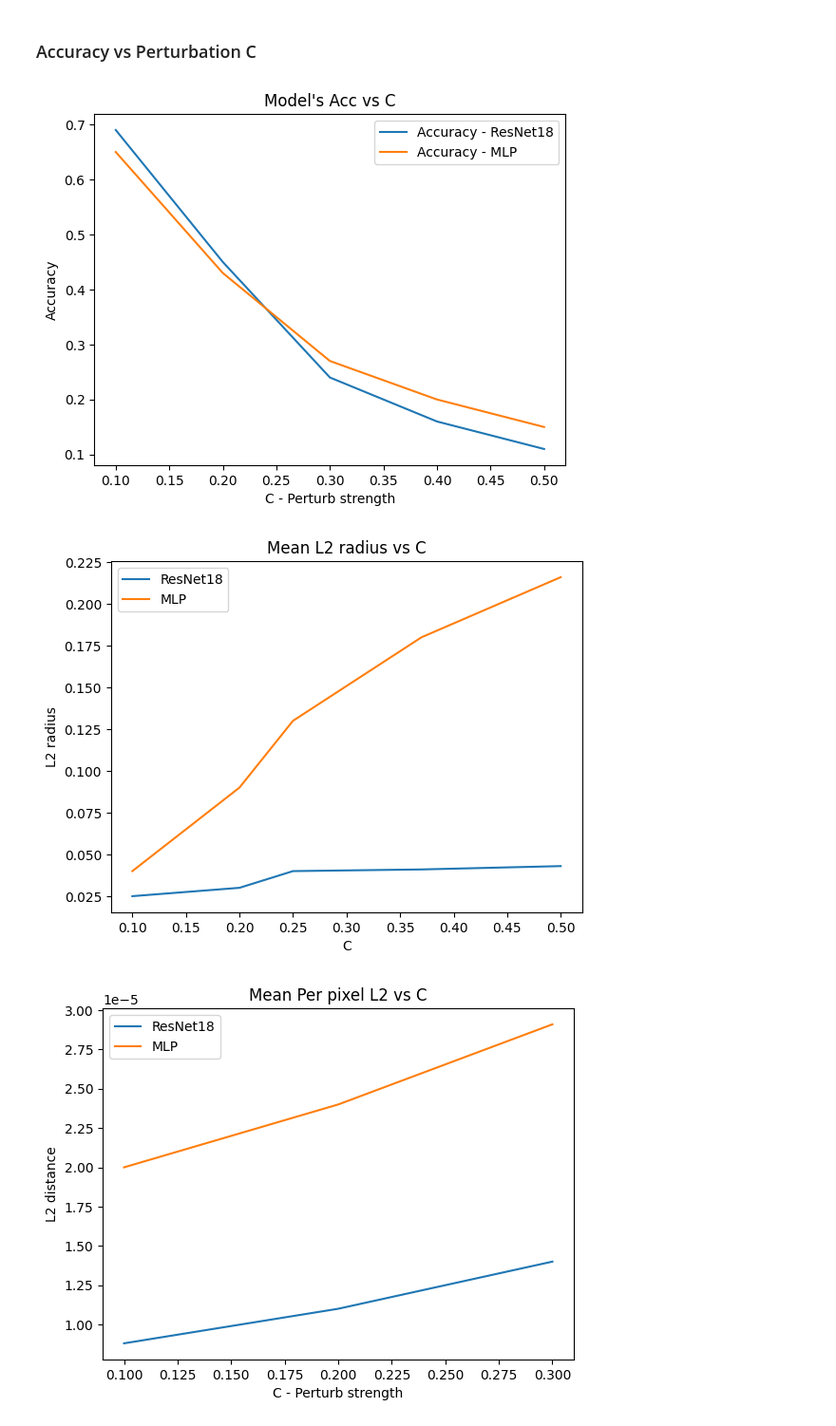
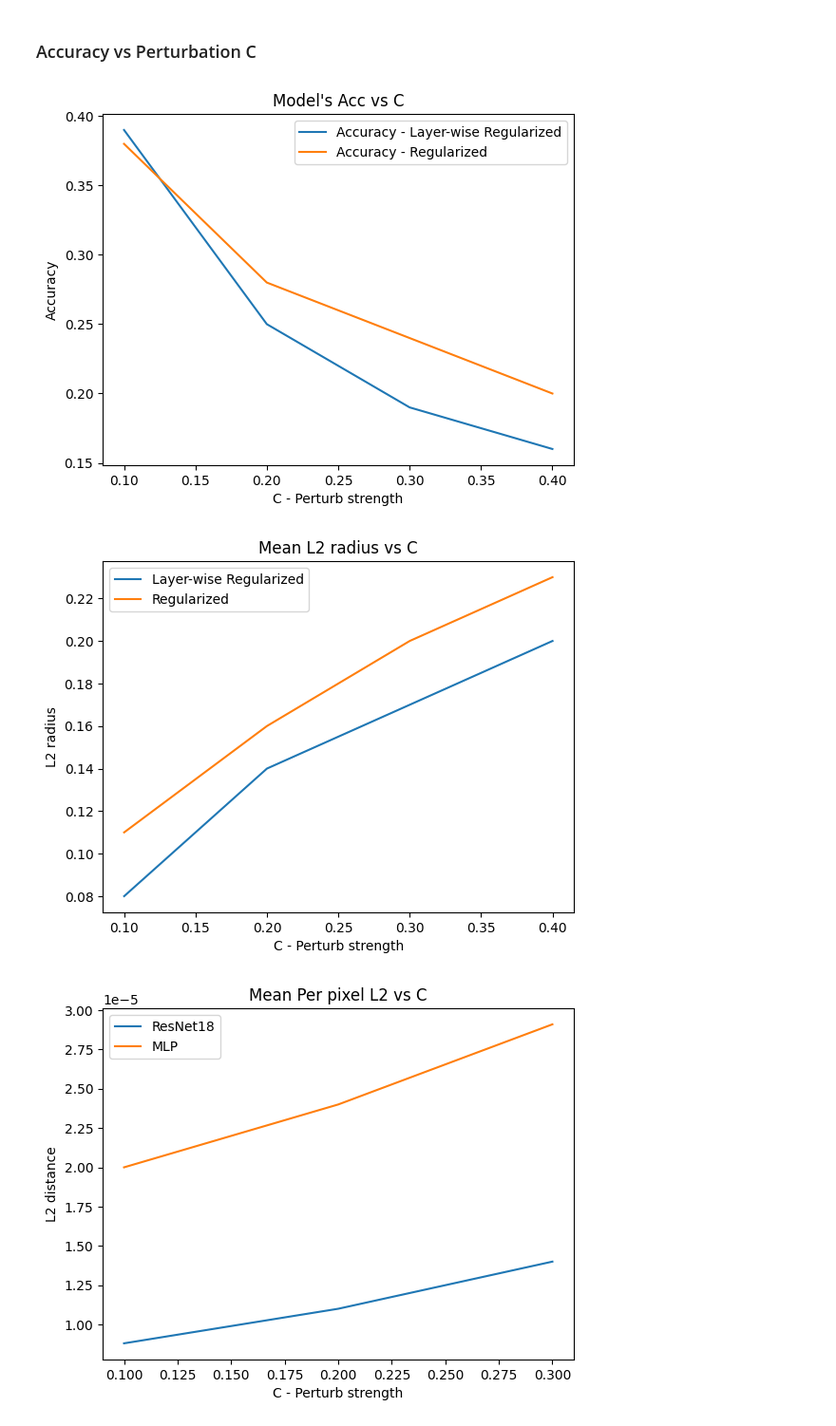
Before and after one commit to zainsarwar865/SparseDNNs, a Jupyter notebook: scripts/analysis.ipynb, the cells around one changed output. Shown at 95% size. Drawn from its saved outputs; the diff is of its cells as text; code cells hidden in the pictures.

```diff
--- a/scripts/analysis.ipynb
+++ b/scripts/analysis.ipynb
@@ -817,12 +817,12 @@ lineplot_l2radius_perturbation(c,base_l2, integrated_l2, title, xlabel, ylabel,
 # MLP vs ResNet
 # %%
 detector = 'Regular'
-c_base=0.5
+c_base=0.4
 d_base=0.0
 c_integrated=0.2
 d_integrated=0.1
 
-base_path = f"/net/scratch/zsarwar/SparseDNNs/MT_cifar10_randCNN_10_8d64c1903fcb2ff6173fe22979c3175f/MT_Baseline_a75d060c2415e722a953e03729658a14"
+base_path = f"/net/scratch/zsarwar/SparseDNNs/MT_cifar10_randCNN_10_8d64c1903fcb2ff6173fe22979c3175f/MT_Baseline_2ec2f01d64d67544298a8ba4e5303489"
 images_cw_base = f"Adversarial_Datasets/CW_adv_samples_5120_test_detector-type-{detector}_integrated-False_c-{c_base}_d-{d_base}.pickle"
 #images_cw_rbf = f"Adversarial_Datasets/CW_adv_samples_5120_test_detector-type-{detector}_integrated-True_c-{c_integrated}_d-{d_integrated}.pickle"
 images_benign = f"Benign_Datasets/CW_benign_samples_5120_test_detector-type-{detector}_integrated-False_c-{c_base}_d-{d_base}.pickle"
@@ -930,11 +921,0 @@ NameError: name 'pred_scores_benign_rbf' is not defined
-# %%
-sns.kdeplot(pred_scores_benign_rbf[benign_rbf_indices])
-sns.kdeplot(pred_scores_benign_rbf[base_rbf_indices])
-sns.kdeplot(pred_scores_integrated_rbf[integrated_rbf_indices])
-plt.legend(labels=['Benign', "Base CW", "CW + RBF"])
-plt.title("KDE for RBF scores")
-plt.xlabel("RBF score")
-config = f"KDE_{detector}_c_base-{c_base}_d-base-{d_base}_c_integrated-{c_integrated}_d_integrated-{d_integrated}.png"
-path = "/bigstor/zsarwar/SparseDNNs/MT_CIFAR10_full_10_d5f3f545a0883adb9c8f98e2a6ba4ac7/MT_Baseline_32efd89f04333501e1d66bc4e1d4260f/Plots"
-filename = os.path.join(path, config)
-plt.savefig(filename, bbox_inches='tight')
@@ -943,9 +921,0 @@ plt.savefig(filename, bbox_inches='tight')
-# %%
-idx = 78
-title="yo"
-#title = f'Cls:{pred_labels_base[idx]}, RBF:{pred_labels_base_rbf[idx]}'
-imshow(images_cw_base[0][idx], title=title)
-#title = f'Cls:{pred_labels_integrated[idx]}, RBF:{pred_labels_integrated_rbf[idx]}'
-#imshow(images_cw_rbf[0][idx], title=title)
-#title = f'GT:{true_labels_base[idx]}, RBF:{pred_labels_benign_rbf[idx]}'
-imshow(images_benign[0][idx], title=title)
@@ -1030,8 +997,8 @@ def lineplot_acc_perturbation(x, y1,y2, title, xlabel, ylabel, config, base_path
     plt.title(title)
     plt.xlabel(xlabel)
     plt.ylabel(ylabel)
-    plt.plot(x, y1, label='Accuracy - ResNet18')
-    plt.plot(x, y2, label='Accuracy - MLP')
+    plt.plot(x, y1, label='Accuracy - Layer-wise Regularized')
+    plt.plot(x, y2, label='Accuracy - Regularized')
     plt.legend(loc='upper right')
     filename = os.path.join(base_path, config + ".jpg")
     plt.savefig(filename, bbox_inches='tight')
@@ -1040,8 +1007,8 @@ def lineplot_l2radius_perturbation(x, y1, y2, title, xlabel, ylabel, config, bas
     plt.title(title)
     plt.xlabel(xlabel)
     plt.ylabel(ylabel)
-    plt.plot(x, y1, label="ResNet18")
-    plt.plot(x, y2, label="MLP")
+    plt.plot(x, y1, label="Layer-wise Regularized")
+    plt.plot(x, y2, label="Regularized")
     plt.legend(loc='upper left')
     filename = os.path.join(base_path, config + ".jpg")
     plt.savefig(filename, bbox_inches='tight')
@@ -1050,38 +1017,42 @@ def lineplot_l2radius_perturbation(x, y1, y2, title, xlabel, ylabel, config, bas
 # %%
 # Accuracy vs Perturbation C
 d=0
 type='Regular'
-acc_resnet = [0.69,0.45,0.24, 0.16, 0.11]
-acc_mlp = [0.65, 0.43, 0.27, 0.20, 0.15]
+#acc_resnet = [0.69,0.45,0.24, 0.16, 0.11]
+#acc_mlp = [0.65, 0.43, 0.27, 0.20, 0.15]
 
-c = [0.1, 0.2, 0.3, 0.4, 0.5]
+acc_resnet = [0.39, 0.25, 0.19, 0.16]
+acc_mlp = [0.38,0.28,0.24,0.2]
+
+
+c = [0.1, 0.2, 0.3, 0.4]
 title=f"Model's Acc vs C"
 xlabel = "C - Perturb strength"
 ylabel = "Accuracy"
-base_path = "/net/scratch/zsarwar/SparseDNNs/MT_cifar10_randCNN_10_8d64c1903fcb2ff6173fe22979c3175f/MT_Baseline_a75d060c2415e722a953e03729658a14/Plots"
+base_path = "/net/scratch/zsarwar/SparseDNNs/MT_cifar10_randCNN_10_8d64c1903fcb2ff6173fe22979c3175f/MT_Baseline_2ec2f01d64d67544298a8ba4e5303489/Plots"
 config=f"acc_vs_pertur_d-{d}_type-{type}"
 
 lineplot_acc_perturbation(c, acc_resnet, acc_mlp,title, xlabel, ylabel, config, base_path)
 # %% [output]
-[figure, old version]
+[figure, new version]
 # %%
 
 # Accuracy vs Perturbation C
 d=0
 type='Regular'
-resnet_l2 = [0.025,0.03,0.04, 0.041,0.043]
-mlp_l2 =[0.04, 0.09,0.13,0.18,0.216]
+resnet_l2 = [0.08, 0.14, 0.17,0.2 ]
+mlp_l2 =[0.11, 0.16, 0.2, 0.23]
 
-c = [0.1, 0.2, 0.25, 0.37, 0.5]
+c = [0.1, 0.2, 0.3, 0.4]
 title=f"Mean L2 radius vs C"
 xlabel = "C - Perturb strength"
 ylabel = "L2 radius"
-base_path = "/net/scratch/zsarwar/SparseDNNs/MT_cifar10_randCNN_10_8d64c1903fcb2ff6173fe22979c3175f/MT_Baseline_a75d060c2415e722a953e03729658a14/Plots"
-config=f"l2radius_vs_pertur_d-{d}_type-{type}"
+base_path = "/net/scratch/zsarwar/SparseDNNs/MT_cifar10_randCNN_10_8d64c1903fcb2ff6173fe22979c3175f/MT_Baseline_2ec2f01d64d67544298a8ba4e5303489/Plots"
+config=f"l2radius_vs_pertur_d-{d}_type-{type}_reg_unreg"
 
 lineplot_l2radius_perturbation(c,resnet_l2, mlp_l2, title, xlabel, ylabel, config, base_path)
 # %% [output]
-[figure, old version]
+[figure, new version]
 # %%
 # Accuracy vs Perturbation C
 d=0.1
```
Also changed, not shown: parts of 8 cells of this notebook, 3 other files.
